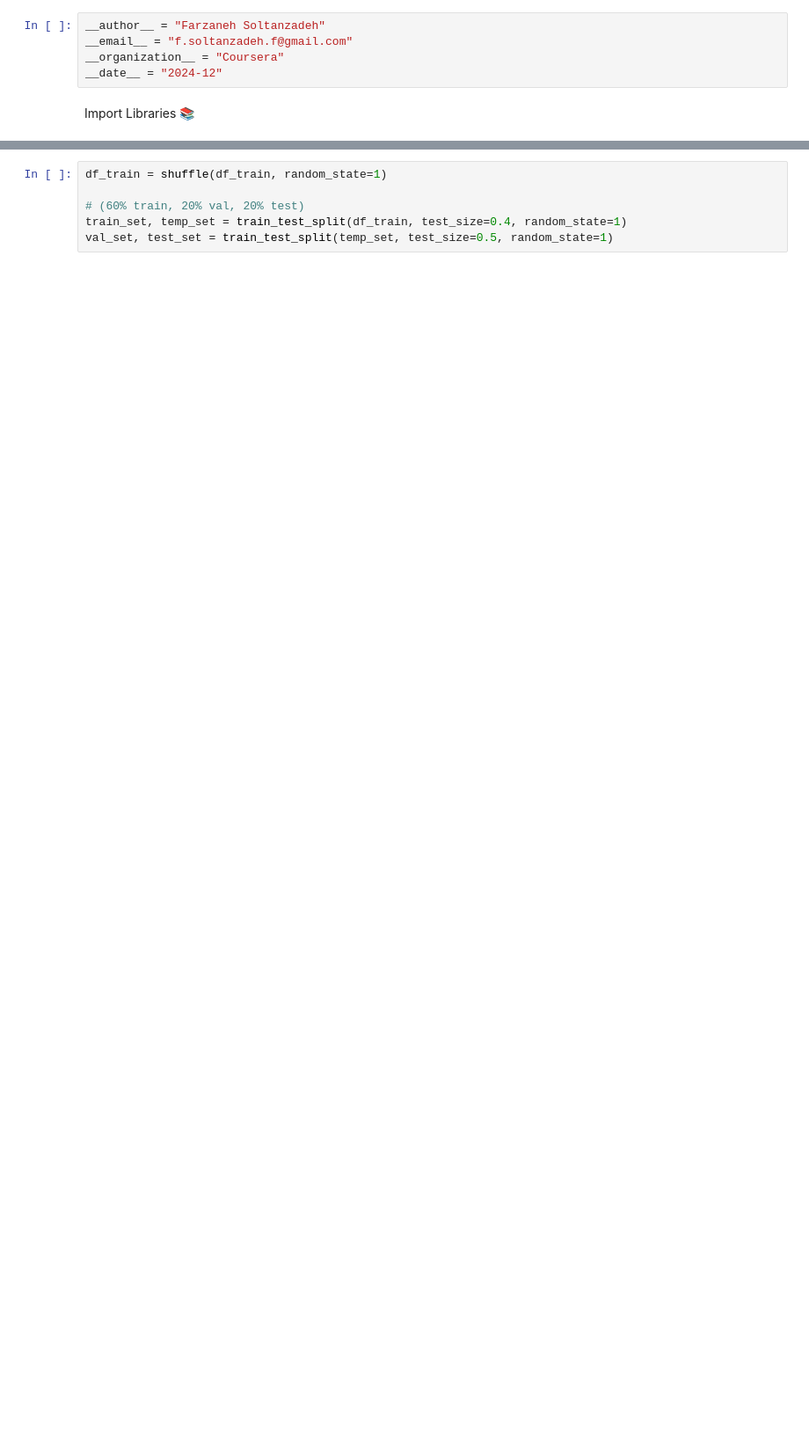
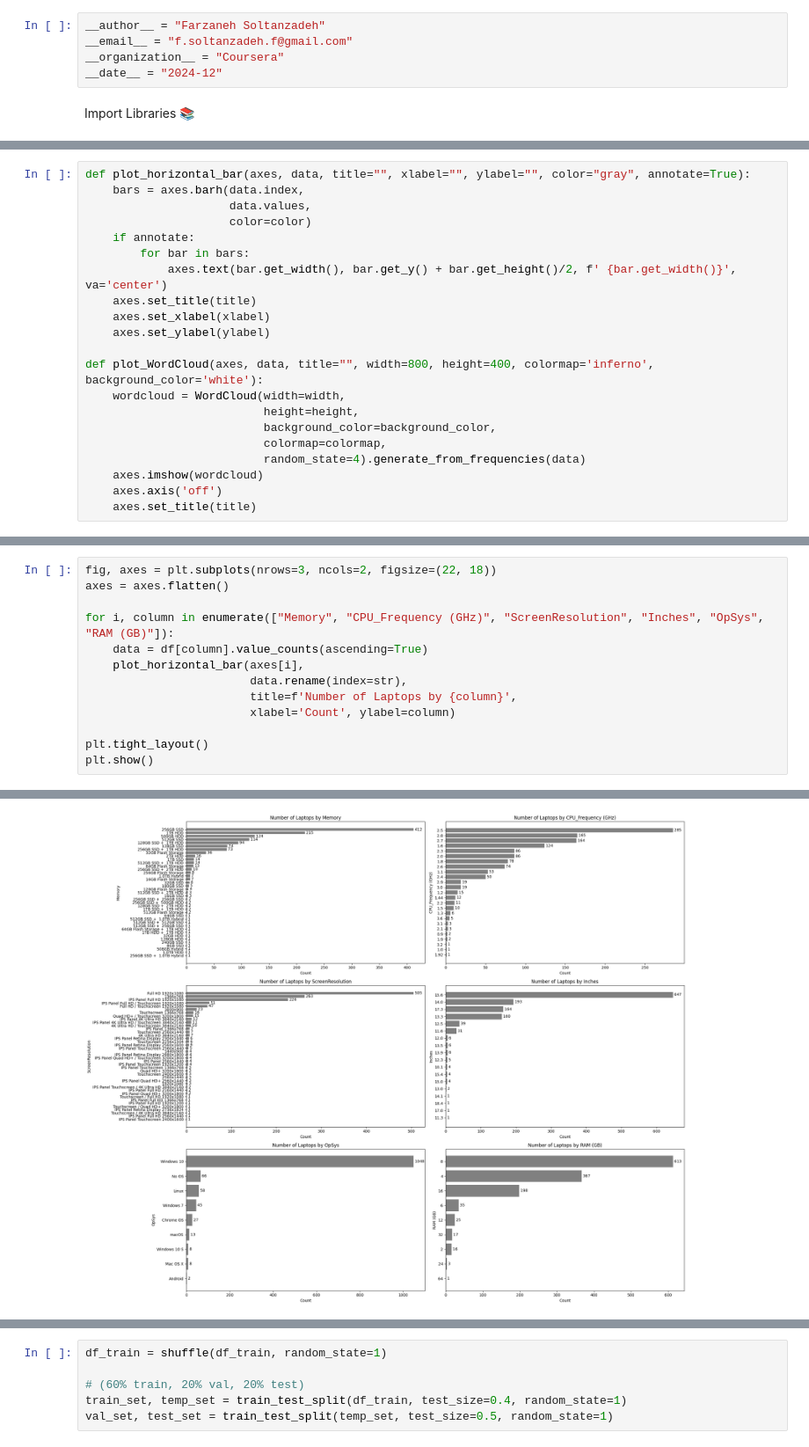
Before and after one commit to FarzanehSoltanzadeh/Regression, a Jupyter notebook: Multivariate Linear Regression/Implementation.ipynb, the cells around one changed output, grey strips where cells are left out. Shown at 88% size. Drawn from its saved outputs; the diff is of its cells as text; blank space fills up the shorter version.

```diff
--- a/Multivariate Linear Regression/Implementation.ipynb
+++ b/Multivariate Linear Regression/Implementation.ipynb
@@ -32,0 +120,21 @@ df_train.head()
+# %%
+def plot_horizontal_bar(axes, data, title="", xlabel="", ylabel="", color="gray", annotate=True):
+    bars = axes.barh(data.index,
+                     data.values,
+                     color=color)
+    if annotate:
+        for bar in bars:
+            axes.text(bar.get_width(), bar.get_y() + bar.get_height()/2, f' {bar.get_width()}', va='center')
+    axes.set_title(title)
+    axes.set_xlabel(xlabel)
+    axes.set_ylabel(ylabel)
+
+def plot_WordCloud(axes, data, title="", width=800, height=400, colormap='inferno', background_color='white'):
+    wordcloud = WordCloud(width=width,
+                          height=height,
+                          background_color=background_color,
+                          colormap=colormap,
+                          random_state=4).generate_from_frequencies(data)
+    axes.imshow(wordcloud)
+    axes.axis('off')
+    axes.set_title(title)
@@ -32,0 +241,14 @@ df_train.head()
+# %%
+fig, axes = plt.subplots(nrows=3, ncols=2, figsize=(22, 18))
+axes = axes.flatten()
+
+for i, column in enumerate(["Memory", "CPU_Frequency (GHz)", "ScreenResolution", "Inches", "OpSys", "RAM (GB)"]):
+    data = df[column].value_counts(ascending=True)
+    plot_horizontal_bar(axes[i],
+                        data.rename(index=str),
+                        title=f'Number of Laptops by {column}',
+                        xlabel='Count', ylabel=column)
+
+plt.tight_layout()
+plt.show()
+# %% [output]
@@ -32,0 +261 @@ df_train.head()
+[figure, added]
```
Also changed, not shown: parts of 19 cells of this notebook.
